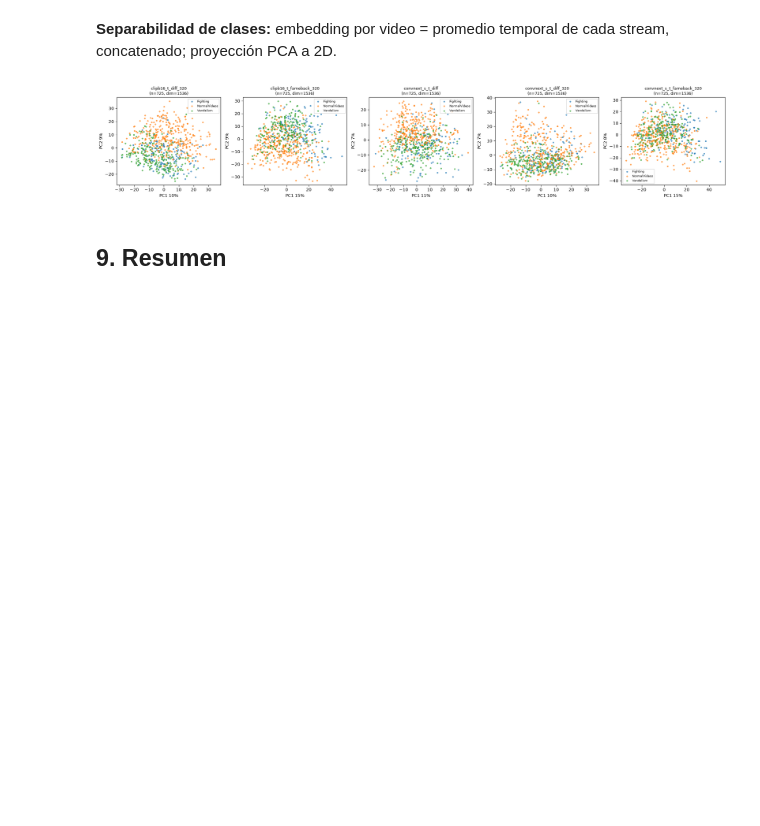
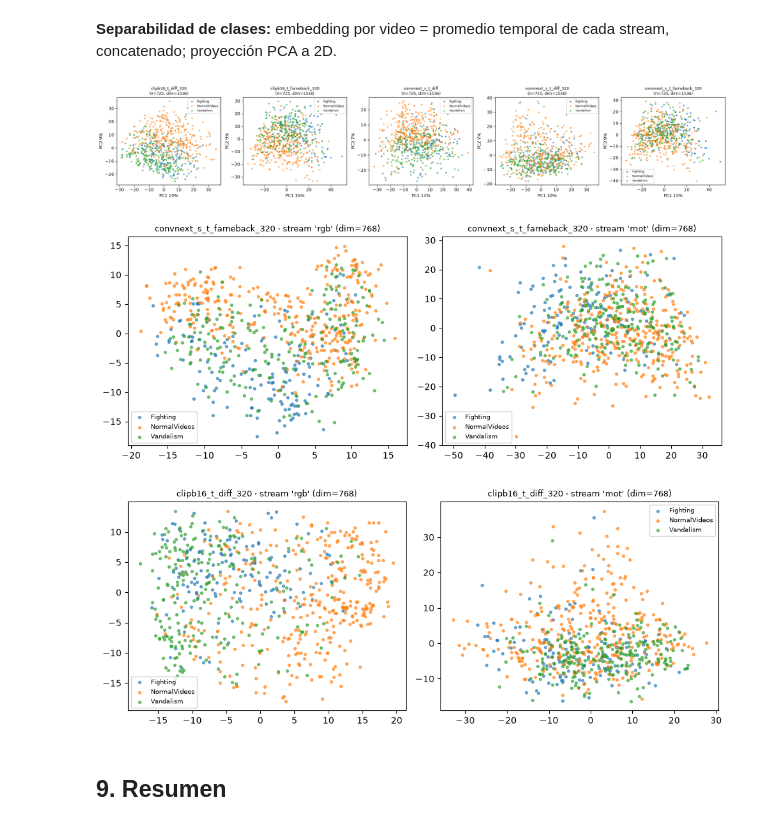
Before and after one commit to gersonviav/MIA, a Jupyter notebook: notebooks/02_preprocesamiento_features.ipynb, the cells around one changed output. Saved outputs shown, nothing was run; the diff lists cells and outputs as text; code cells hidden in the pictures; blank space fills up the shorter version.

```diff
--- a/notebooks/02_preprocesamiento_features.ipynb
+++ b/notebooks/02_preprocesamiento_features.ipynb
@@ -440,6 +440,31 @@ for ax, v in zip(axes[0], variants):
 plt.tight_layout(); plt.show()
 # %% [output]
 [figure]
+# %%
+def pca_por_stream(variant):
+    emb = defaultdict(list); y = []
+    for f in sorted((FEAT_DIR / variant).glob("*.npz")):
+        if f.stem not in label_of:
+            continue
+        arrs = float_arrays(np.load(f, allow_pickle=True))
+        for k, a in arrs.items():
+            emb[k].append(a.reshape(a.shape[0], -1).mean(0))
+        y.append(str(label_of[f.stem]))
+    y = np.array(y)
+    fig, axes = plt.subplots(1, len(emb), figsize=(5 * len(emb), 4), squeeze=False)
+    for ax, (k, X) in zip(axes[0], emb.items()):
+        X = np.stack(X); Xc = (X - X.mean(0)) / (X.std(0) + 1e-6)
+        _, S, Vt = np.linalg.svd(Xc, full_matrices=False); P = Xc @ Vt[:2].T
+        for c in sorted(set(y)):
+            ax.scatter(P[y == c, 0], P[y == c, 1], s=8, alpha=.6, label=c)
+        ax.set_title(f"{variant} · stream '{k}' (dim={X.shape[1]})", fontsize=9); ax.legend(fontsize=7)
+    plt.tight_layout(); plt.show()
+
+pca_por_stream("convnext_s_t_farneback_320")
+pca_por_stream("clipb16_t_diff_320")
+# %% [output]
+[figure, added]
+[figure, added]
 # %% [markdown]
 ## 9. Resumen
 # %%
```
